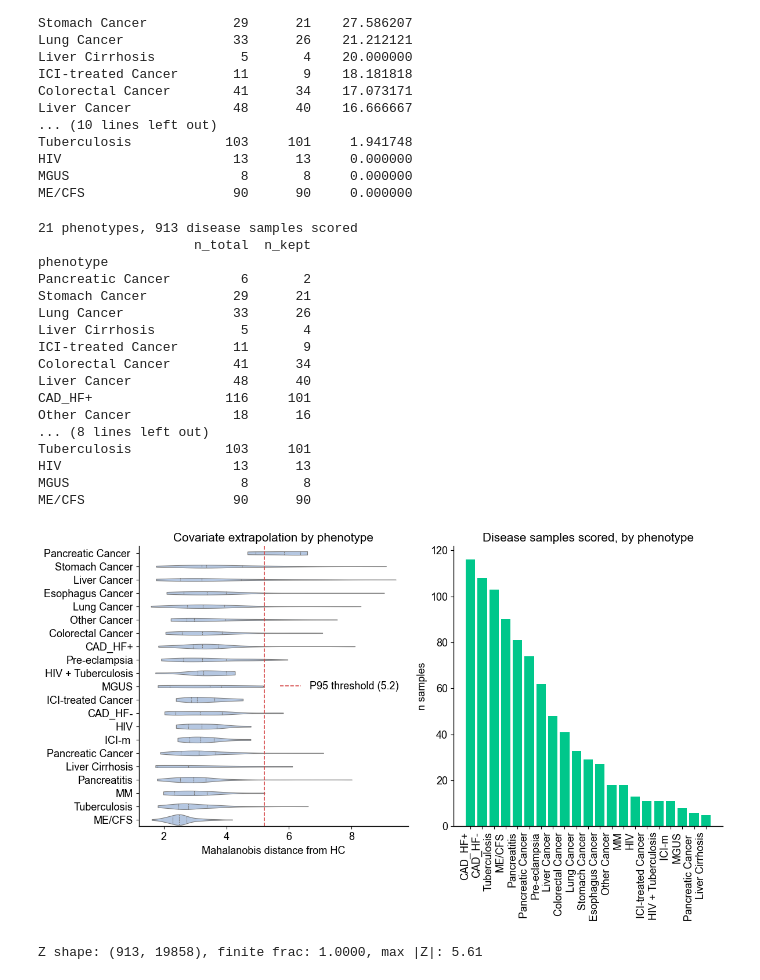
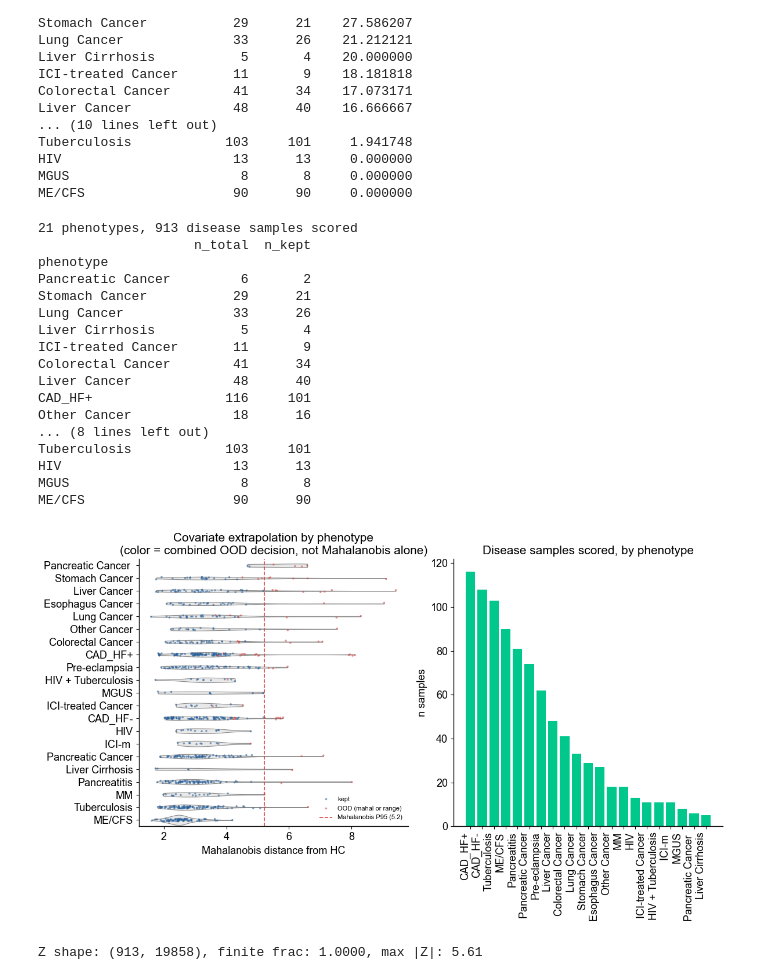
Before and after one commit to jmj3078/cfRNA_Disentaglement, a Jupyter notebook: MixedEffectsModeling/3_disease_scoring.ipynb, the cells around one changed output. Cells and saved outputs as stored; diff of their text form; code cells hidden in the pictures.

```diff
--- a/MixedEffectsModeling/3_disease_scoring.ipynb
+++ b/MixedEffectsModeling/3_disease_scoring.ipynb
@@ -100,47 +100,54 @@ ME/CFS                   90      90     0.000000
 print(f"{summary.shape[0]} phenotypes, {len(phenotype_dis)} disease samples scored")
 print(summary[['n_total', 'n_kept']].to_string())
 
-vio = pd.DataFrame({'phenotype': phenotype_dis, 'mahal_dist': mahal_dist})
+vio = pd.DataFrame({'phenotype': phenotype_dis, 'mahal_dist': mahal_dist, 'n_out': n_out,
+                    'flag': np.where(ood_keep, 'kept', 'OOD (mahal or range)')})
 order_mahal = vio.groupby('phenotype')['mahal_dist'].mean().sort_values(ascending=False).index
 order_count = summary.sort_values('n_total', ascending=False).index
 
 fig, axes = plt.subplots(1, 2, figsize=(12, 7))
 
+# violin shows the Mahalanobis axis, but point color is the COMBINED decision (mahal OR range) --
+# a point can sit left of the Mahalanobis line and still be red if the range filter caught it
 sns.violinplot(data=vio, y='phenotype', x='mahal_dist', order=order_mahal,
-               color='#aec6e8', orient='h', cut=0, inner='quartile', linewidth=0.8, ax=axes[0])
-axes[0].axvline(ood.threshold_, color='#d64545', ls='--', lw=1.2, label=f'P95 threshold ({ood.threshold_:.1f})')
+               color='#e8e8e8', orient='h', cut=0, inner=None, linewidth=0.8, ax=axes[0])
+sns.stripplot(data=vio, y='phenotype', x='mahal_dist', order=order_mahal, hue='flag',
+              hue_order=['kept', 'OOD (mahal or range)'], palette=['#2a6099', '#d64545'],
+              orient='h', size=2.5, alpha=0.6, jitter=True, ax=axes[0])
+axes[0].axvline(ood.threshold_, color='#d64545', ls='--', lw=1.2, label=f'Mahalanobis P95 ({ood.threshold_:.1f})')
 axes[0].set_xlabel('Mahalanobis distance from HC')
 axes[0].set_ylabel('')
-axes[0].set_title('Covariate extrapolation by phenotype')
-axes[0].legend(frameon=False)
+axes[0].set_title('Covariate extrapolation by phenotype\n(color = combined OOD decision, not Mahalanobis alone)')
+handles, labels = axes[0].get_legend_handles_labels()
+axes[0].legend(handles, labels, frameon=False, fontsize=8, loc='lower right')
 
 axes[1].bar(range(len(order_count)), summary.loc[order_count, 'n_total'], color='#00C78B')
 axes[1].set_xticks(range(len(order_count)))
 axes[1].set_xticklabels(order_count, rotation=90, ha='right')
 axes[1].set_ylabel('n samples')
 axes[1].set_title('Disease samples scored, by phenotype')
 
 plt.tight_layout()
 fig.savefig(ZDIR / 'phenotype_summary.png', bbox_inches='tight')
 # %% [output]
 21 phenotypes, 913 disease samples scored
                     n_total  n_kept
 phenotype
 Pancreatic Cancer         6       2
 Stomach Cancer           29      21
 Lung Cancer              33      26
 Liver Cirrhosis           5       4
 ICI-treated Cancer       11       9
 Colorectal Cancer        41      34
 Liver Cancer             48      40
 CAD_HF+                 116     101
 Other Cancer             18      16
 ... (8 lines left out)
 Tuberculosis            103     101
 HIV                      13      13
 MGUS                      8       8
 ME/CFS                   90      90
-[figure, old version]
+[figure, new version]
 # %%
 # 1. Score (raw RQR) -- cache-first
 Z_CAP = 10.0  # |Z| beyond this is already p~1e-23 -- clip only tames the axis, doesn't change BH calls
```
Also changed, not shown: 4 other files.
